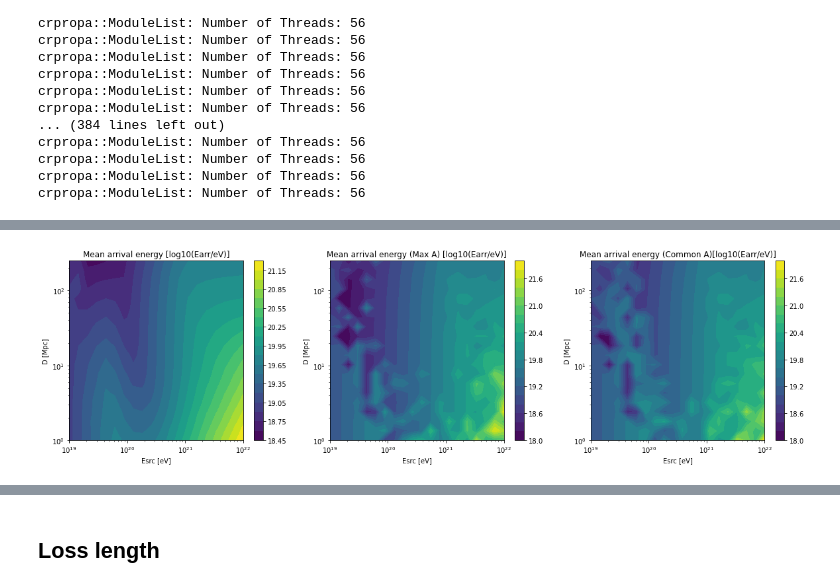
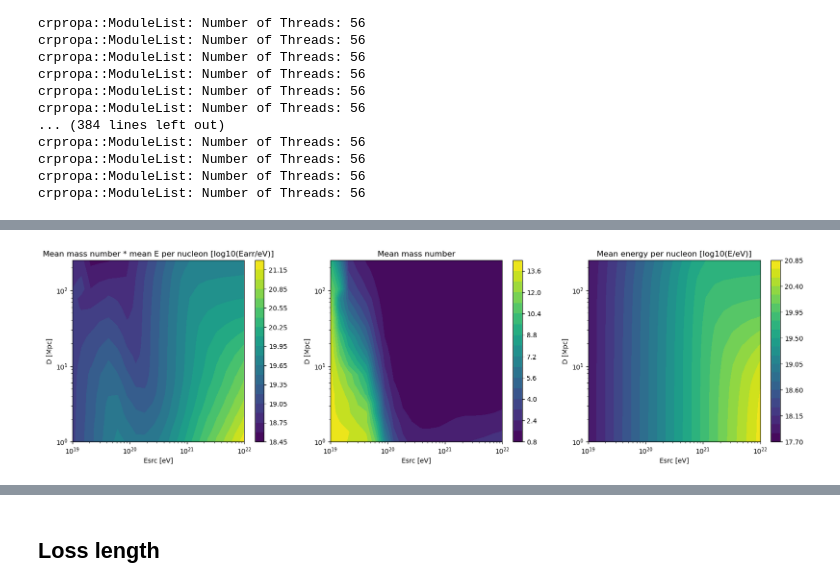
Before and after one commit to uhecr-project/uhecr_model, a Jupyter notebook: uhecr_model/paper_1/energy_loss/energy_loss.ipynb, the cells around one changed output, grey strips where cells are left out. Saved outputs shown, nothing was run; the diff lists cells and outputs as text; code cells hidden in the pictures.

Commit message:
Try out new approx idea

```diff
--- a/uhecr_model/paper_1/energy_loss/energy_loss.ipynb
+++ b/uhecr_model/paper_1/energy_loss/energy_loss.ipynb
@@ -24,7 +24,7 @@ sim.add( PhotoDisintegration(IRB_Kneiske04()) )
 sim.add( NuclearDecay() )
 sim.add( ElectronPairProduction(CMB()) )
 sim.add( ElectronPairProduction(IRB_Kneiske04()) )
-sim.add( MinimumEnergy( 10 * EeV) )
+sim.add( MinimumEnergy( 1 * EeV) )
 # %% [markdown]
 Observer and output
 # %%
@@ -129,6 +145,8 @@ mean_arrival_energy = np.zeros((N_grid, N_grid))
 mean_arrival_energy_maxA = np.zeros((N_grid, N_grid))
 mean_arrival_energy_mcA = np.zeros((N_grid, N_grid))
 fraction_above_Eth = np.zeros((N_grid, N_grid))
+mean_mass_number = np.zeros((N_grid, N_grid))
+mean_energy_per_nucleon = np.zeros((N_grid, N_grid))
 
 E_arr = []
 for i, Esrc in enumerate(Esrc_range):
@@ -182,6 +200,9 @@ for i, Esrc in enumerate(Esrc_range):
         mean_arrival_energy_maxA[i][j] = np.mean(E[idx_max_A])
         mean_arrival_energy_mcA[i][j] = np.mean(E[idx_mc_A])
         fraction_above_Eth[i][j] = len(E[E>Eth.to_value(u.eV)]) / len(E)
+
+        mean_mass_number[i][j] = np.mean(A)
+        mean_energy_per_nucleon[i][j] = np.mean(E/A)
 # %% [output]
 crpropa::ModuleList: Number of Threads: 56
 crpropa::ModuleList: Number of Threads: 56
@@ -212,6 +233,8 @@ with h5py.File("output/nitrogen_propa_results.h5", "w") as f:
     f.create_dataset("mean_arrival_energy_maxA", data=mean_arrival_energy_maxA)
     f.create_dataset("mean_arrival_energy_mcA", data=mean_arrival_energy_mcA)
     f.create_dataset("fraction_above_Eth", data=fraction_above_Eth)
+    f.create_dataset("mean_mass_number", data=mean_mass_number)
+    f.create_dataset("mean_energy_per_nucleon", data=mean_energy_per_nucleon)
 # %%
 # Load
 with h5py.File("output/nitrogen_propa_results.h5", "r") as f:
@@ -224,6 +247,8 @@ with h5py.File("output/nitrogen_propa_results.h5", "r") as f:
     mean_arrival_energy_maxA = f["mean_arrival_energy_maxA"][()] * u.eV
     mean_arrival_energy_mcA = f["mean_arrival_energy_mcA"][()] * u.eV
     fraction_above_Eth = f["fraction_above_Eth"][()]
+    mean_mass_number = f["mean_mass_number"][()]
+    mean_energy_per_nucleon = f["mean_energy_per_nucleon"][()] * u.eV
 # %%
 fig, ax = plt.subplots()
 h = ax.contourf(Esrc_range.to_value(u.eV), D_range.to_value(u.Mpc), source_particle_fraction.T)
@@ -251,25 +276,27 @@ fig.savefig("figures/nitrogen_fraction.pdf")
 # %%
 fig, ax = plt.subplots(1, 3)
 fig.set_size_inches(20, 5)
 
-h0 = ax[0].contourf(Esrc_range.to_value(u.eV), D_range.to_value(u.Mpc), np.log10(mean_arrival_energy.to_value(u.eV)).T, levels=20)
+our_approx = mean_mass_number *  mean_energy_per_nucleon.to_value(u.eV)
+
+h0 = ax[0].contourf(Esrc_range.to_value(u.eV), D_range.to_value(u.Mpc), np.log10(our_approx).T, levels=20)
 fig.colorbar(h0, ax=ax[0])
-ax[0].set_title("Mean arrival energy [log10(Earr/eV)]")
+ax[0].set_title("Mean mass number * mean E per nucleon [log10(Earr/eV)]")
 
-h1 = ax[1].contourf(Esrc_range.to_value(u.eV), D_range.to_value(u.Mpc), np.log10(mean_arrival_energy_maxA.to_value(u.eV)).T, levels=20)
+h1 = ax[1].contourf(Esrc_range.to_value(u.eV), D_range.to_value(u.Mpc), mean_mass_number.T, levels=20)
 fig.colorbar(h1, ax=ax[1])
-ax[1].set_title("Mean arrival energy (Max A) [log10(Earr/eV)]")
+ax[1].set_title("Mean mass number")
 
-h2 = ax[2].contourf(Esrc_range.to_value(u.eV), D_range.to_value(u.Mpc), np.log10(mean_arrival_energy_mcA.to_value(u.eV)).T, levels=20)
+h2 = ax[2].contourf(Esrc_range.to_value(u.eV), D_range.to_value(u.Mpc), np.log10(mean_energy_per_nucleon.to_value(u.eV)).T, levels=20)
 fig.colorbar(h2, ax=ax[2])
-ax[2].set_title("Mean arrival energy (Common A)[log10(Earr/eV)]")
+ax[2].set_title("Mean energy per nucleon [log10(E/eV)]")
 
 for axis in ax:
     axis.set_xlabel("Esrc [eV]")
     axis.set_ylabel("D [Mpc]")
     axis.set_xscale("log")
     axis.set_yscale("log")
 
-fig.savefig("figures/different_approx_ideas.pdf")
+fig.savefig("figures/new_approx_idea.pdf")
 # %% [output]
-[figure, old version]
+[figure, new version]
```
Also changed, not shown: parts of 11 cells of this notebook.
